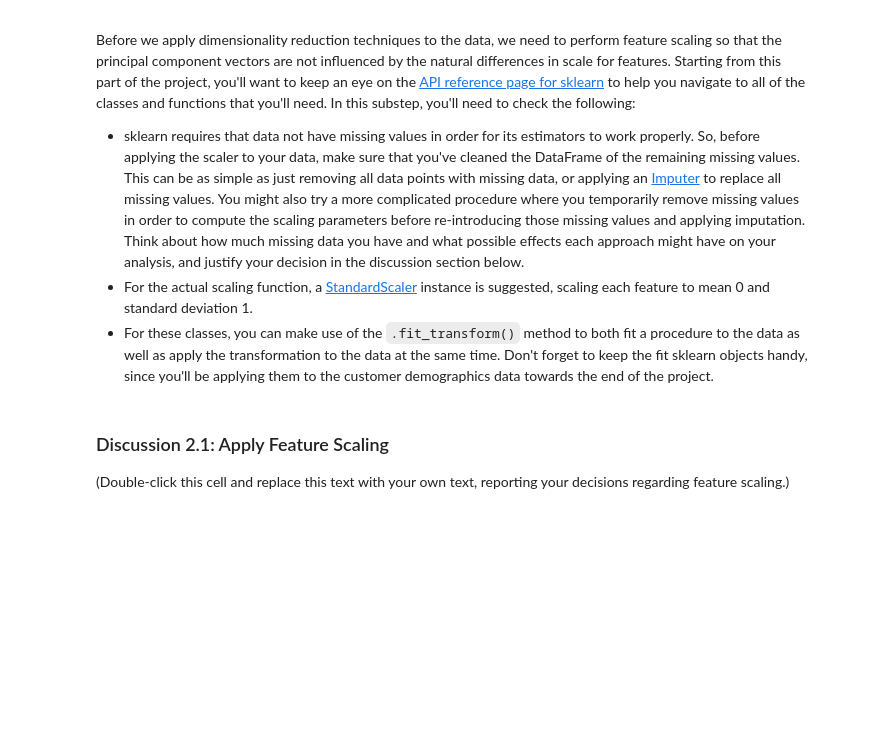
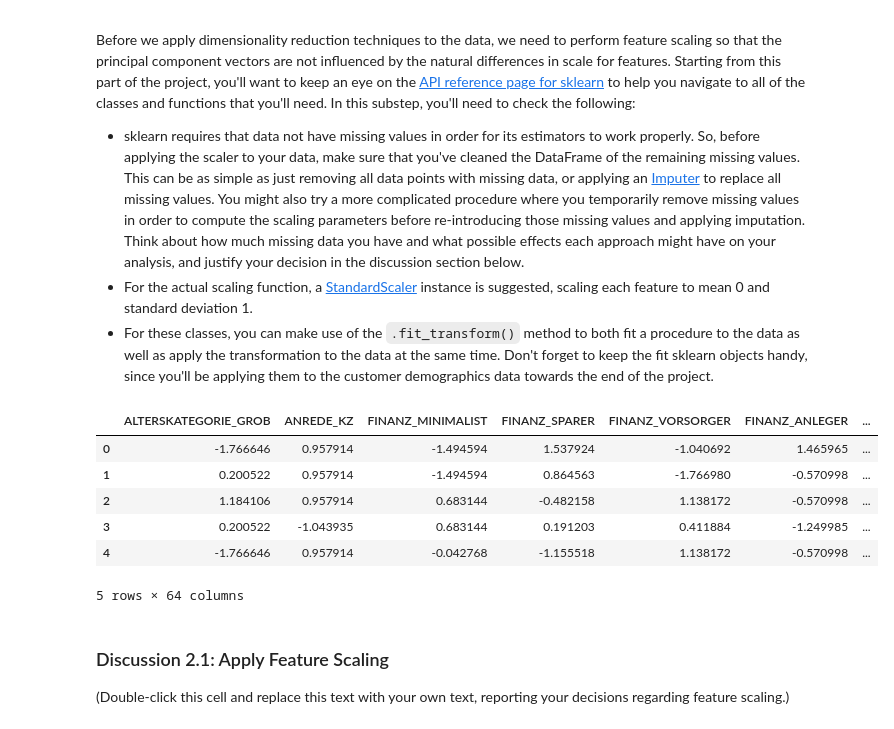
Before and after one commit to aalsudairi/Identify_Customer_Segments, a Jupyter notebook: Identify_Customer_Segments.ipynb, the cells around one changed output. Cells and saved outputs as stored; diff of their text form; code cells hidden in the pictures; blank space fills up the shorter version.

```diff
--- a/Identify_Customer_Segments.ipynb
+++ b/Identify_Customer_Segments.ipynb
@@ -480,3 +543,16 @@ Before we apply dimensionality reduction techniques to the data, we need to perf
+# %%
+scaler = StandardScaler()
+features_scaled = scaler.fit_transform(azdias_clean_imputed)
+features_scaled = pd.DataFrame(cleaned_scaled_df, columns=list(azdias_clean_imputed))
+features_scaled.head()
+# %% [output]
+|  | ALTERSKATEGORIE_GROB | ANREDE_KZ | FINANZ_MINIMALIST | FINANZ_SPARER | FINANZ_VORSORGER | FINANZ_ANLEGER | ... |
+| 0 | -1.766646 | 0.957914 | -1.494594 | 1.537924 | -1.040692 | 1.465965 | ... |
+| 1 | 0.200522 | 0.957914 | -1.494594 | 0.864563 | -1.766980 | -0.570998 | ... |
+| 2 | 1.184106 | 0.957914 | 0.683144 | -0.482158 | 1.138172 | -0.570998 | ... |
+| 3 | 0.200522 | -1.043935 | 0.683144 | 0.191203 | 0.411884 | -1.249985 | ... |
+| 4 | -1.766646 | 0.957914 | -0.042768 | -1.155518 | 1.138172 | -0.570998 | ... |
+5 rows × 64 columns
 # %% [markdown]
 ### Discussion 2.1: Apply Feature Scaling
 
```
Also changed, not shown: parts of 17 cells of this notebook.
